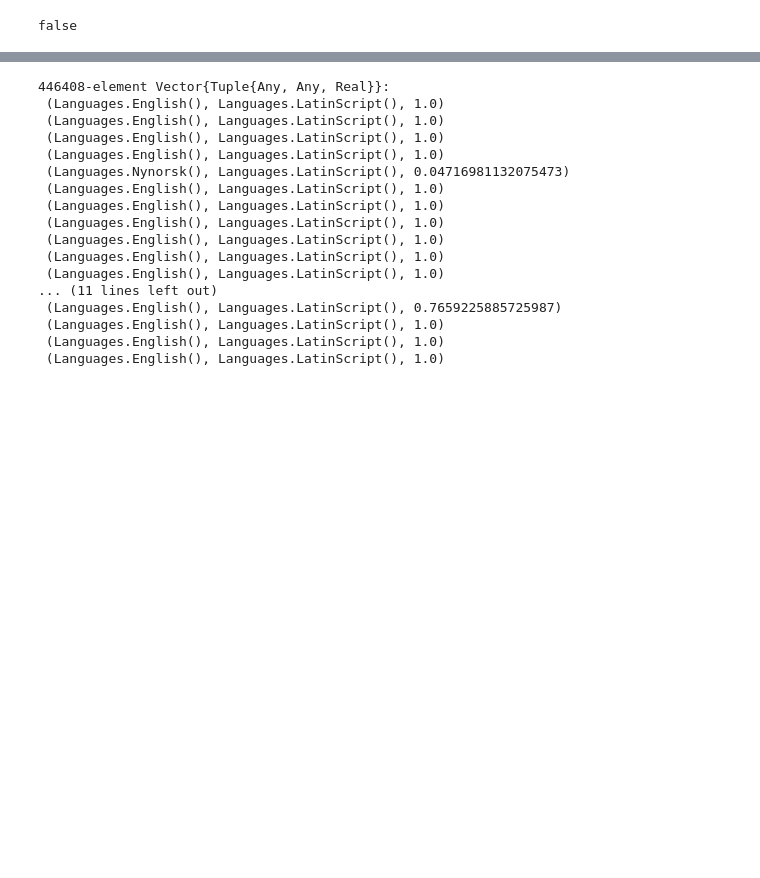
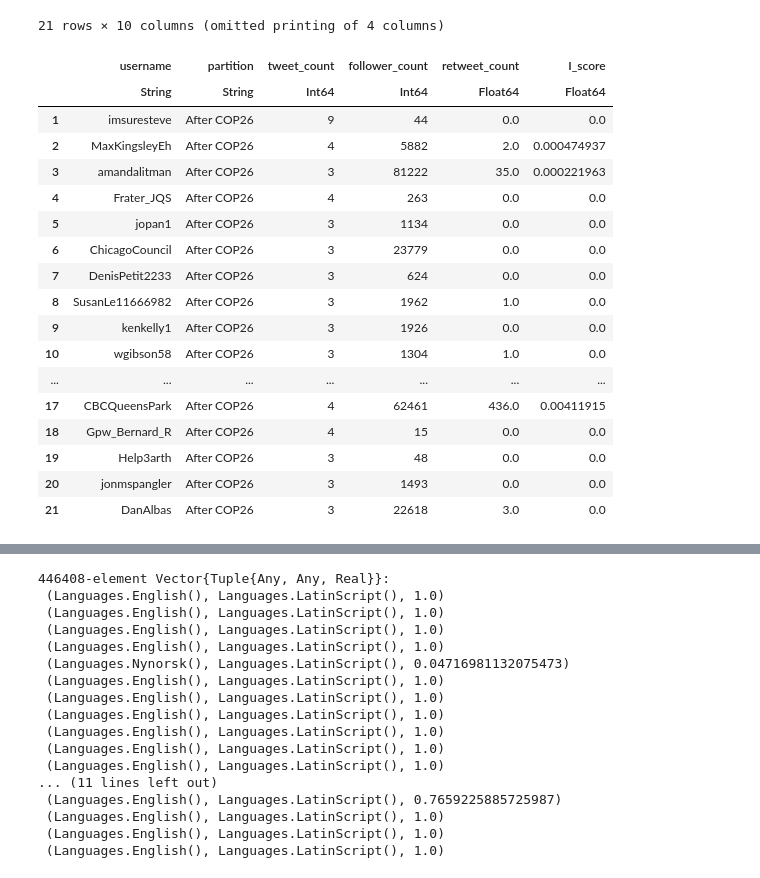
Before and after one commit to Cyrilvallez/Measuring-Influence-Twitter, a Jupyter notebook: Julia/Notebooks/test.ipynb, the cells around one changed output, grey strips where cells are left out. Drawn from its saved outputs; the diff is of its cells as text; code cells hidden in the pictures; blank space fills up the shorter version.

Commit message:
process results

```diff
--- a/Julia/Notebooks/test.ipynb
+++ b/Julia/Notebooks/test.ipynb
@@ -54,10 +61,8 @@ plt.xticks(xloc, thresholds)
 yloc, ylabels = plt.yticks()
 plt.yticks(yloc, labels, rotation="horizontal")
 plt.gcf();
-# %%
-a = DataFrame(Dict("a" => [1,2], "b" => [1, 1]))
-b = DataFrame(Dict("a" => [1,3], "b" => [1, 4]))
-
-a[2,:] in eachrow(b)
-# %% [output]
-false
+# %%
+cop26 = load_dataset(COP26)
+ranks = get_all_ranks(cop26, cop_26_dates)
+
+graphs, cascades, df = load_data("/home/ubuntu/Thesis/Results/JDD_all_users/COP26/data.jld2");
@@ -63,0 +80,22 @@ false
+# %%
+ranks[end-20:end, :]
+# %% [output]
+21 rows × 10 columns (omitted printing of 4 columns)
+|  | username | partition | tweet_count | follower_count | retweet_count | I_score |
+|  | String | String | Int64 | Int64 | Float64 | Float64 |
+| 1 | imsuresteve | After COP26 | 9 | 44 | 0.0 | 0.0 |
+| 2 | MaxKingsleyEh | After COP26 | 4 | 5882 | 2.0 | 0.000474937 |
+| 3 | amandalitman | After COP26 | 3 | 81222 | 35.0 | 0.000221963 |
+| 4 | Frater_JQS | After COP26 | 4 | 263 | 0.0 | 0.0 |
+| 5 | jopan1 | After COP26 | 3 | 1134 | 0.0 | 0.0 |
+| 6 | ChicagoCouncil | After COP26 | 3 | 23779 | 0.0 | 0.0 |
+| 7 | DenisPetit2233 | After COP26 | 3 | 624 | 0.0 | 0.0 |
+| 8 | SusanLe11666982 | After COP26 | 3 | 1962 | 1.0 | 0.0 |
+| 9 | kenkelly1 | After COP26 | 3 | 1926 | 0.0 | 0.0 |
+| 10 | wgibson58 | After COP26 | 3 | 1304 | 1.0 | 0.0 |
+| ... | ... | ... | ... | ... | ... | ... |
+| 17 | CBCQueensPark | After COP26 | 4 | 62461 | 436.0 | 0.00411915 |
+| 18 | Gpw_Bernard_R | After COP26 | 4 | 15 | 0.0 | 0.0 |
+| 19 | Help3arth | After COP26 | 3 | 48 | 0.0 | 0.0 |
+| 20 | jonmspangler | After COP26 | 3 | 1493 | 0.0 | 0.0 |
+| 21 | DanAlbas | After COP26 | 3 | 22618 | 3.0 | 0.0 |
```
Also changed, not shown: parts of 7 cells of this notebook, 4 other files.
